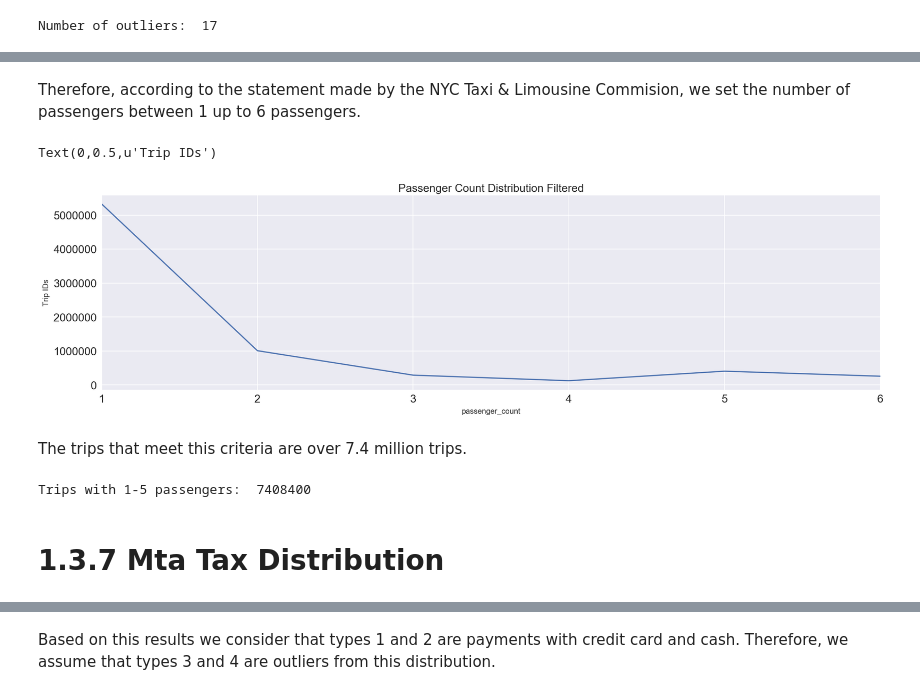
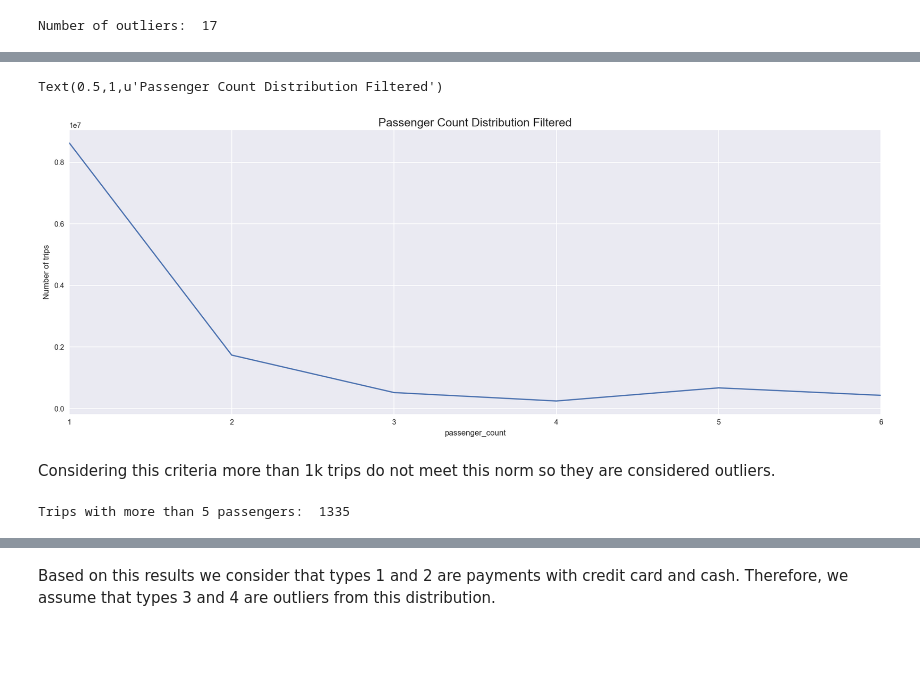
Before and after one commit to Riccocez/NYC-Taxi-Tips, a Jupyter notebook: 1. Analysis & Planning Stage.ipynb, the cells around one changed output, grey strips where cells are left out. Cells and saved outputs as stored; diff of their text form; code cells hidden in the pictures; blank space fills up the shorter version.

```diff
--- a/1. Analysis & Planning Stage.ipynb
+++ b/1. Analysis & Planning Stage.ipynb
@@ -160,0 +163,6 @@ After this filter, we have almost 7.45 million of trips. Hence, we use the same
+# %%
+fare_data = filtered_data.loc[(filtered_data.fare_amount >= 0 ) & (filtered_data.fare_amount <= 100)]
+fare_filtered = fare_data.groupby(['fare_amount']).size().plot(figsize = (20,7))
+
+plt.ylabel('Number of trips')
+plt.title('Fare Amount Distribution Filtered', fontsize = 16)
@@ -205,0 +182,6 @@ Implementing this new filter to the dataset, we notice that we have discriminate
+# %%
+trip_data = fare_data.loc[(fare_data.trip_distance > 0 ) & (fare_data.trip_distance <= 40)]
+trip_filtered = trip_data.groupby(['trip_distance']).size().plot(figsize = (20,7))
+
+plt.ylabel('Number of trips')
+plt.title('Trip Distance Distribution Filtered', fontsize = 16)
@@ -266,6 +201,7 @@ By filtering tolls amount between \$0 and \$10, we cover the main amounts compri
 # %%
-tolls_data = trip_d_data.loc[(trip_d_data.tolls_amount >=0 ) & (trip_d_data.tolls_amount <= 10)]
-zoom_axes_tolls = tolls_data.groupby(['tolls_amount'] ).size().plot(kind='line', figsize=(20,5), fontsize = 16)
-zoom_axes_tolls.set_title('Tolls Amount Distribution Filtered', fontsize = 16)
-zoom_axes_tolls.set_ylabel('Trip IDs')
+tolls_data = trip_data.loc[(trip_data.tolls_amount >=0 ) & (trip_data.tolls_amount <= 20)]
+tolls_filtered = tolls_data.groupby(['tolls_amount']).size().plot(figsize = (20,7))
+
+plt.ylabel('Number of trips')
+plt.title('Tolls Amount Distribution Filtered', fontsize = 16)
 # %% [output]
@@ -287,6 +220,7 @@ According to the plot shown below, the range between \$0 and $5 comprises the mo
 # %%
-extra_data = tolls_data.loc[(tolls_data.extra >= 0 ) & (tolls_data.extra <= 1.5)]
-zoom_axes_extra = extra_data.groupby(['extra'] ).size().plot(kind='line', figsize=(20,5), fontsize = 16)
-zoom_axes_extra.set_title('Extra Distribution Filtered', fontsize = 16)
-zoom_axes_extra.set_ylabel('Trip IDs')
+extra_data = tolls_data.loc[(tolls_data.extra >=0 ) & (tolls_data.extra <= 10)]
+extra_filtered = extra_data.groupby(['extra']).size().plot(figsize = (20,7))
+
+plt.ylabel('Number of trips')
+plt.title('Extra Distribution Filtered', fontsize = 16)
 # %% [output]
@@ -312,18 +241,15 @@ Text(0,0.5,u'Trip IDs')
-# %% [markdown]
-Therefore, according to the statement made by the NYC Taxi & Limousine Commision, we set the number of passengers between 1 up to 6 passengers.
 # %%
-passenger_data = extra_data.loc[(extra_data.passenger_count >= 1 ) & (extra_data.passenger_count <= 6)]
-zoom_axes_passenger = passenger_data.groupby(['passenger_count'] ).size().plot(kind='line', figsize=(20,5), fontsize = 16)
-zoom_axes_passenger.set_title('Passenger Count Distribution Filtered', fontsize = 16)
-zoom_axes_passenger.set_ylabel('Trip IDs')
+passenger_data = extra_data.loc[(extra_data.passenger_count >0 ) & (extra_data.passenger_count <= 6)]
+passenger_filtered = passenger_data.groupby(['passenger_count']).size().plot(figsize = (20,7))
+
+plt.ylabel('Number of trips')
+plt.title('Passenger Count Distribution Filtered', fontsize = 16)
 # %% [output]
-Text(0,0.5,u'Trip IDs')
+Text(0.5,1,u'Passenger Count Distribution Filtered')
-[figure, old version]
+[figure, new version]
-# %% [markdown]
-The trips that meet this criteria are over 7.4 million trips.
+# %% [markdown]
+Considering this criteria more than 1k trips do not meet this norm so they are considered outliers.
 # %%
-print 'Trips with 1-5 passengers: ',len(passenger_data)
+print 'Trips with more than 5 passengers: ', len(extra_data) - len(passenger_data)
 # %% [output]
-Trips with 1-5 passengers:  7408400
+Trips with more than 5 passengers:  1335
-# %% [markdown]
-# 1.3.7 Mta Tax Distribution
```
Also changed, not shown: parts of 84 cells of this notebook.
